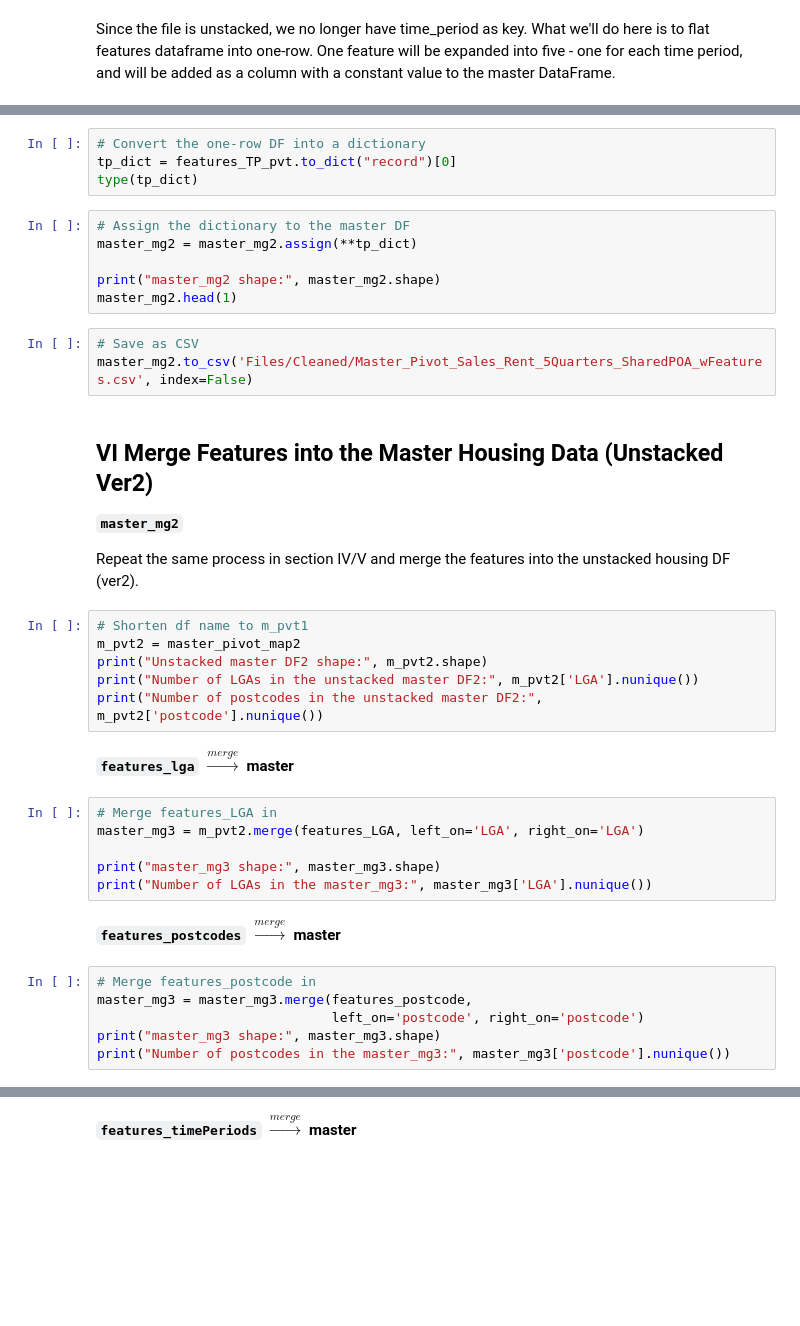
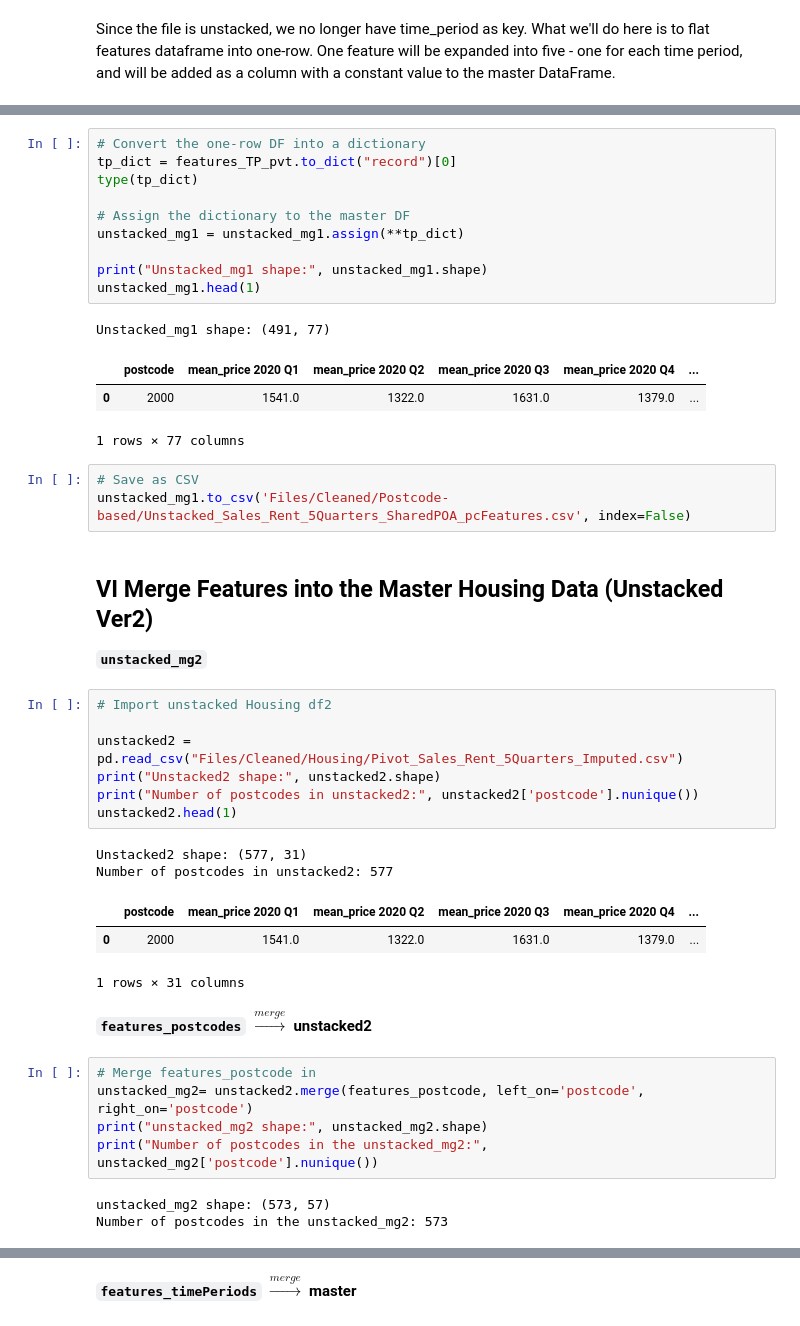
Before and after one commit to walthersy/NSW-house-price, a Jupyter notebook: Alexis - Data Cleaning Pt2 (LGA mapping & features data) COPY.ipynb, the cells around one changed output, grey strips where cells are left out. Drawn from its saved outputs; the diff is of its cells as text; blank space fills up the shorter version.

```diff
--- a/Alexis - Data Cleaning Pt2 (LGA mapping & features data) COPY.ipynb
+++ b/Alexis - Data Cleaning Pt2 (LGA mapping & features data) COPY.ipynb
@@ -749,41 +761,45 @@ features_TP_pvt
-# %%
-# Convert the one-row DF into a dictionary
-tp_dict = features_TP_pvt.to_dict("record")[0]
-type(tp_dict)
 # %%
+# Convert the one-row DF into a dictionary
+tp_dict = features_TP_pvt.to_dict("record")[0]
+type(tp_dict)
+
 # Assign the dictionary to the master DF
-master_mg2 = master_mg2.assign(**tp_dict)
+unstacked_mg1 = unstacked_mg1.assign(**tp_dict)
 
-print("master_mg2 shape:", master_mg2.shape)
-master_mg2.head(1)
+print("Unstacked_mg1 shape:", unstacked_mg1.shape)
+unstacked_mg1.head(1)
+# %% [output]
+Unstacked_mg1 shape: (491, 77)
+|  | postcode | mean_price 2020 Q1 | mean_price 2020 Q2 | mean_price 2020 Q3 | mean_price 2020 Q4 | ... |
+| 0 | 2000 | 1541.0 | 1322.0 | 1631.0 | 1379.0 | ... |
+1 rows × 77 columns
 # %%
 # Save as CSV
-master_mg2.to_csv('Files/Cleaned/Master_Pivot_Sales_Rent_5Quarters_SharedPOA_wFeatures.csv', index=False)
+unstacked_mg1.to_csv('Files/Cleaned/Postcode-based/Unstacked_Sales_Rent_5Quarters_SharedPOA_pcFeatures.csv', index=False)
 # %% [markdown]
 ## VI Merge Features into the Master Housing Data (Unstacked Ver2)
-**`master_mg2`**
-
-Repeat the same process in section IV/V and merge the features into the unstacked housing DF (ver2).
+**`unstacked_mg2`**
-# %%
-# Shorten df name to m_pvt1
-m_pvt2 = master_pivot_map2
-print("Unstacked master DF2 shape:", m_pvt2.shape)
-print("Number of LGAs in the unstacked master DF2:", m_pvt2['LGA'].nunique())
-print("Number of postcodes in the unstacked master DF2:", m_pvt2['postcode'].nunique())
-# %% [markdown]
-**`features_lga` $\xrightarrow{merge}$ master**
-# %%
-# Merge features_LGA in
-master_mg3 = m_pvt2.merge(features_LGA, left_on='LGA', right_on='LGA')
-
-print("master_mg3 shape:", master_mg3.shape)
-print("Number of LGAs in the master_mg3:", master_mg3['LGA'].nunique())
+# %%
+# Import unstacked Housing df2
+
+unstacked2 = pd.read_csv("Files/Cleaned/Housing/Pivot_Sales_Rent_5Quarters_Imputed.csv")
+print("Unstacked2 shape:", unstacked2.shape)
+print("Number of postcodes in unstacked2:", unstacked2['postcode'].nunique())
+unstacked2.head(1)
+# %% [output]
+Unstacked2 shape: (577, 31)
+Number of postcodes in unstacked2: 577
+|  | postcode | mean_price 2020 Q1 | mean_price 2020 Q2 | mean_price 2020 Q3 | mean_price 2020 Q4 | ... |
+| 0 | 2000 | 1541.0 | 1322.0 | 1631.0 | 1379.0 | ... |
+1 rows × 31 columns
 # %% [markdown]
-**`features_postcodes` $\xrightarrow{merge}$ master**
+**`features_postcodes` $\xrightarrow{merge}$ unstacked2**
 # %%
 # Merge features_postcode in
-master_mg3 = master_mg3.merge(features_postcode,
-                              left_on='postcode', right_on='postcode')
-print("master_mg3 shape:", master_mg3.shape)
-print("Number of postcodes in the master_mg3:", master_mg3['postcode'].nunique())
+unstacked_mg2= unstacked2.merge(features_postcode, left_on='postcode', right_on='postcode')
+print("unstacked_mg2 shape:", unstacked_mg2.shape)
+print("Number of postcodes in the unstacked_mg2:", unstacked_mg2['postcode'].nunique())
+# %% [output]
+unstacked_mg2 shape: (573, 57)
+Number of postcodes in the unstacked_mg2: 573
 # %% [markdown]
```
Also changed, not shown: parts of 24 cells of this notebook, 2 other files.
